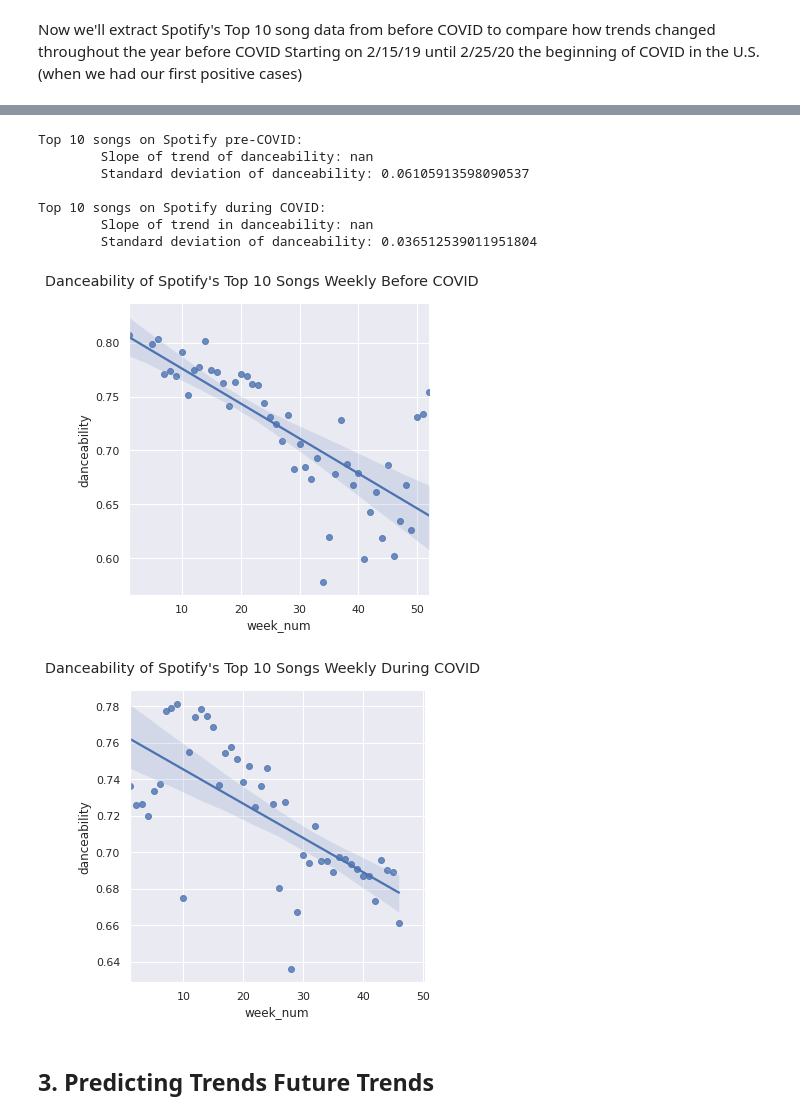
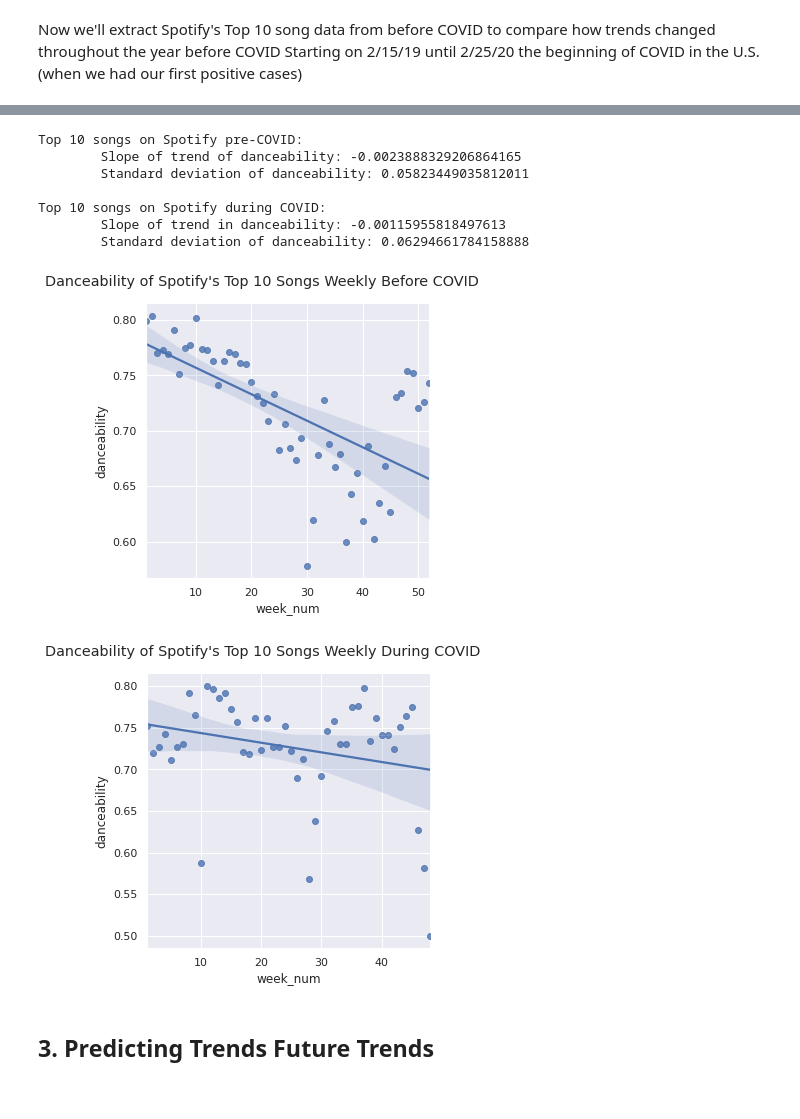
Before and after one commit to sonyal/COVIDSpotifyTrends, a Jupyter notebook: final.ipynb, the cells around one changed output, grey strips where cells are left out. Cells and saved outputs as stored; diff of their text form; code cells hidden in the pictures.

```diff
--- a/final.ipynb
+++ b/final.ipynb
@@ -87,7 +87,7 @@ grouped_covid.head()
 # %% [markdown]
 As mentioned above, the weekly Spotify top 10 list for 2020 has been downloaded as a csv file. However, since the data is not robust, the Spotify developer API was used to get more detail information on the songs and collectively stored under [`data10.csv`](https://github.com/sonyal/COVIDSpotifyTrends/blob/main/data10.csv). The script to run this process is under [`spotify_data_extraction.py`](https://github.com/sonyal/COVIDSpotifyTrends/blob/main/spotify_data_extraction.py).
 # %%
-spotify_data = pd.read_csv('data.csv')
-spotify_data.head()
+spotify_data = pd.read_csv('data10.csv')
+spotify_data.tail()
 # %% [output]
 |  | name | album | artist | release_date | length | popularity | danceability | acousticness | ... |
@@ -196,11 +207,10 @@ Starting on 2/15/19 until 2/25/20 the beginning of COVID in the U.S. (when we ha
 pre_spotify = pd.read_csv('pre_data.csv')
 pre_spotify.sort_values(by=['start_date'], inplace=True)
 # %%
-
 # We want to analyze Spotify data from January 2019 to January 2020 to compare to Spotify data when the first tests were administered
-i = pd.to_datetime('01/11/2019')
+i = pd.to_datetime('02/14/2019')
 pre_bins = []
-while i < pd.to_datetime('01/04/2020'):
+while i < pd.to_datetime('02/18/2020'):
     temp = i + pd.Timedelta('7 days')
     pre_bins.append((i,temp))
     i = temp
@@ -221,5 +230,5 @@ pre_spotify = pre_spotify.reset_index()
 grouped_pre = pre_spotify[:52]
 # %%
-pre_spotify = grouped_pre.groupby(['week_num']).mean()
+pre_spotify = grouped_pre.groupby(['week_num']).mean().reset_index()
 pre_spotify.head()
 # %% [output]
@@ -257,39 +265,38 @@ sns.relplot(y="danceability", x="week_num", hue="before_after", data=all_spotify
 # %%
-pre_spotify.reset_index(inplace=True)
 fig = sns.lmplot(y="danceability", x="week_num", data=pre_spotify);
 fig = fig.fig
 fig.suptitle("Danceability of Spotify's Top 10 Songs Weekly Before COVID")
 fig.subplots_adjust(top=0.9)
 
 fig = sns.lmplot(y="danceability", x="week_num", data=grouped_spotify);
 fig = fig.fig
 fig.suptitle("Danceability of Spotify's Top 10 Songs Weekly During COVID")
 fig.subplots_adjust(top=0.9)
 
 x = range(0, len(pre_spotify.week_num))
 pre_reg = np.polyfit(x, pre_spotify.danceability, 1)
 pre_line = np.poly1d(pre_reg)
 
 x = range(0, len(grouped_spotify.week_num))
 during_reg = np.polyfit(x, grouped_spotify.danceability, 1)
 during_line = np.poly1d(during_reg)
 
 
 print('Top 10 songs on Spotify pre-COVID:')
 print(f'\tSlope of trend of danceability: {pre_line.c[0]}\n\tStandard deviation of danceability: {pre_spotify.danceability.std()}\n')
 
 print('Top 10 songs on Spotify during COVID:')
 print(f'\tSlope of trend in danceability: {during_line.c[0]}\n\tStandard deviation of danceability: {grouped_spotify.danceability.std()}')
 # %% [output]
 Top 10 songs on Spotify pre-COVID:
-        Slope of trend of danceability: nan
-        Standard deviation of danceability: 0.06105913598090537
+        Slope of trend of danceability: -0.0023888329206864165
+        Standard deviation of danceability: 0.05823449035812011
 
 Top 10 songs on Spotify during COVID:
-        Slope of trend in danceability: nan
-        Standard deviation of danceability: 0.036512539011951804
+        Slope of trend in danceability: -0.00115955818497613
+        Standard deviation of danceability: 0.06294661784158888
-[figure, old version]
+[figure, new version]
-[figure, old version]
+[figure, new version]
 # %% [markdown]
 ## 3. Predicting Trends Future Trends
 # %% [markdown]
```
Also changed, not shown: parts of 14 cells of this notebook.
